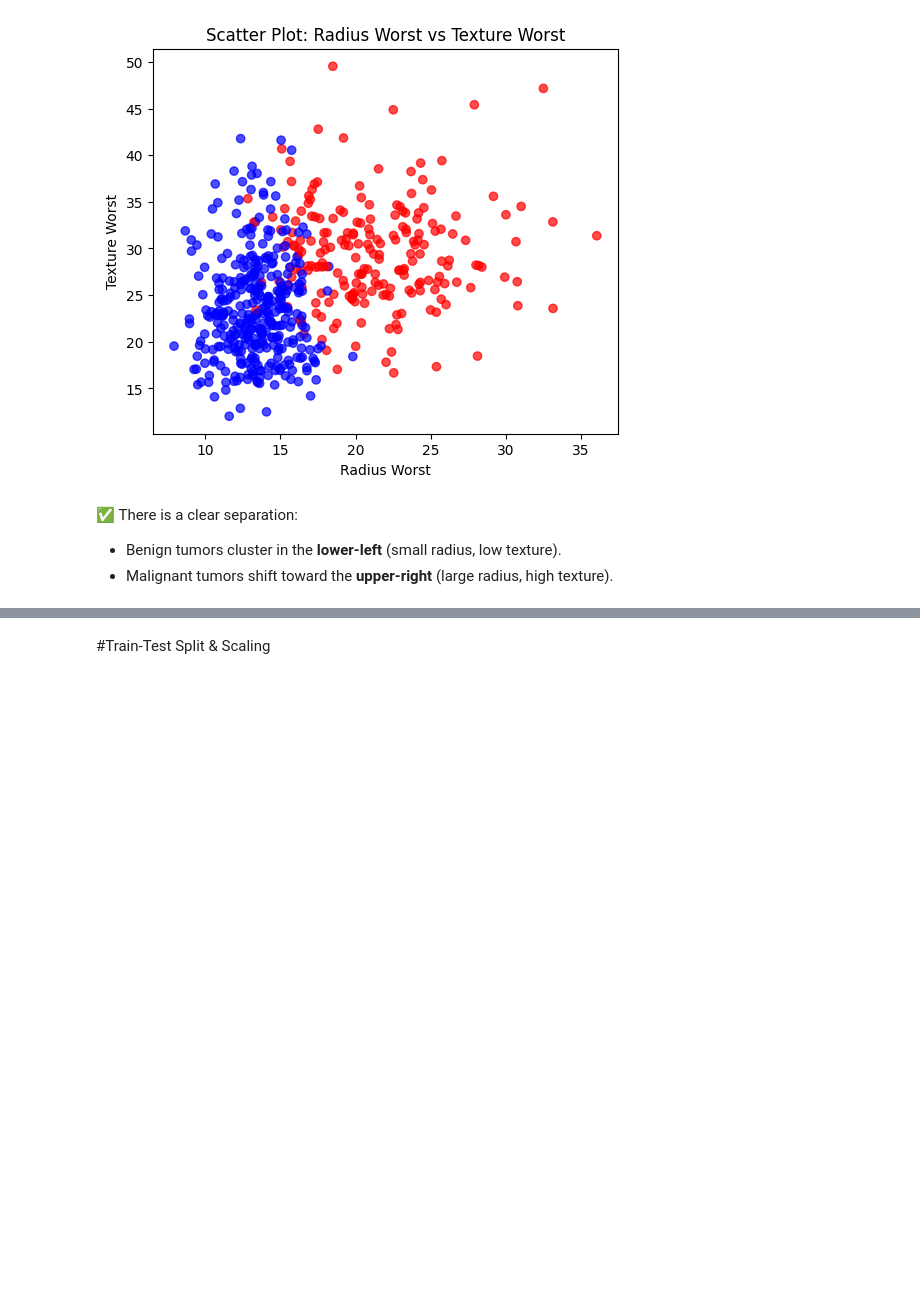
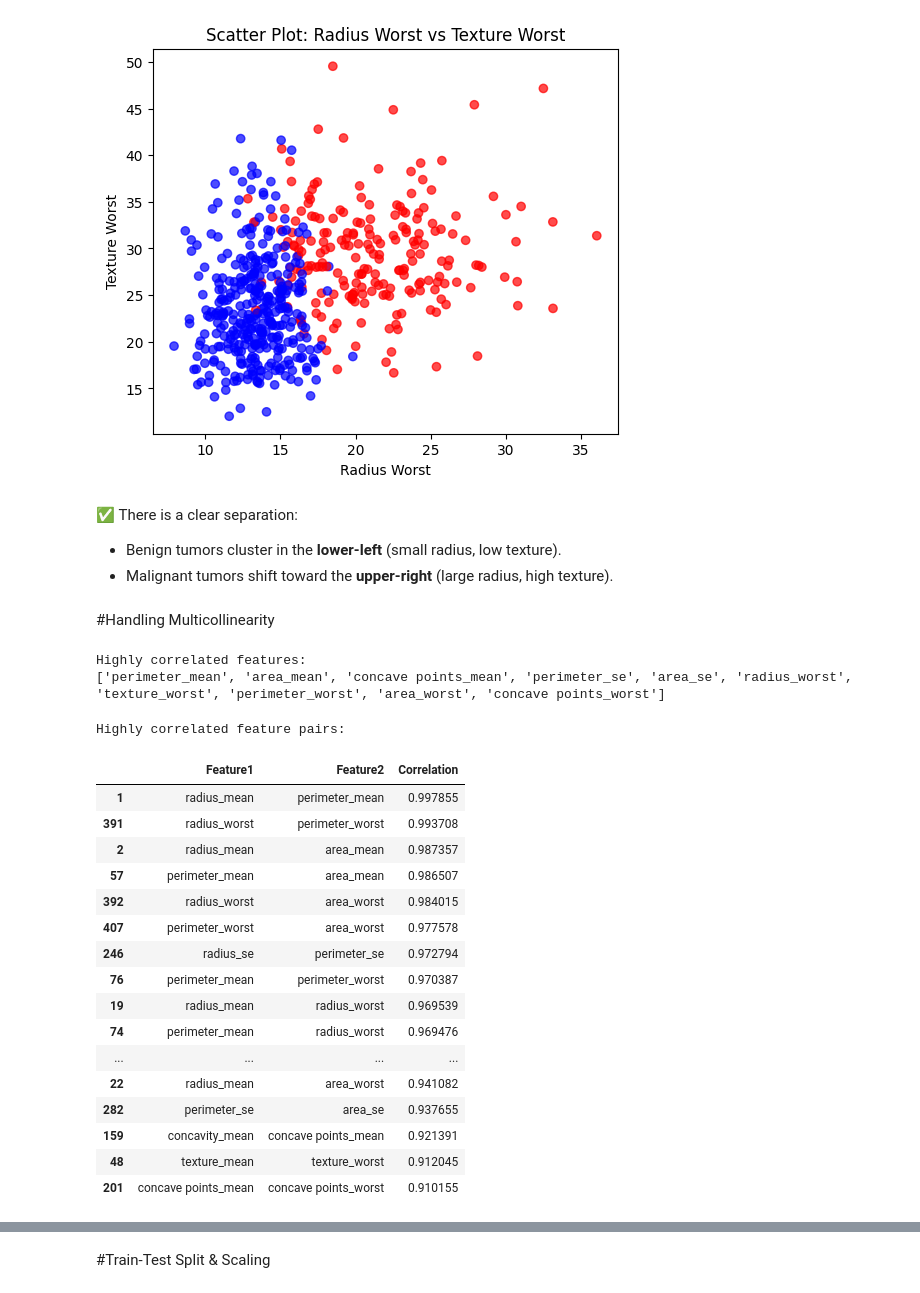
Before and after one commit to debjyotistat07/Breast-Cancer-Prediction-Using-Classificarion, a Jupyter notebook: Breast_Cancer_Prediction_using_Classificationediction.ipynb, the cells around one changed output, grey strips where cells are left out. Drawn from its saved outputs; the diff is of its cells as text; code cells hidden in the pictures; blank space fills up the shorter version.

```diff
--- a/Breast_Cancer_Prediction_using_Classificationediction.ipynb
+++ b/Breast_Cancer_Prediction_using_Classificationediction.ipynb
@@ -177,3 +177,54 @@ plt.show()
 ✅ There is a clear separation:
 - Benign tumors cluster in the **lower-left** (small radius, low texture).
 - Malignant tumors shift toward the **upper-right** (large radius, high texture).
+# %% [markdown]
+#Handling Multicollinearity
+# %%
+import numpy as np
+
+# Select upper triangle of correlation matrix
+upper_tri = corr.where(
+    np.triu(np.ones(corr.shape), k=1).astype(bool)
+)
+
+# Find features with correlation greater than threshold
+threshold = 0.9
+high_corr = [column for column in upper_tri.columns if any(upper_tri[column] > threshold)]
+
+print("Highly correlated features:")
+print(high_corr)
+# %% [output]
+Highly correlated features:
+['perimeter_mean', 'area_mean', 'concave points_mean', 'perimeter_se', 'area_se', 'radius_worst', 'texture_worst', 'perimeter_worst', 'area_worst', 'concave points_worst']
+# %%
+# Extract all highly correlated feature pairs
+high_corr_pairs = (
+    upper_tri.stack()
+    .reset_index()
+    .rename(columns={"level_0": "Feature1", "level_1": "Feature2", 0: "Correlation"})
+)
+
+# Filter only strong correlations
+high_corr_pairs = high_corr_pairs[high_corr_pairs["Correlation"] > threshold]
+
+print("Highly correlated feature pairs:")
+display(high_corr_pairs.sort_values(by="Correlation", ascending=False))
+# %% [output]
+Highly correlated feature pairs:
+|  | Feature1 | Feature2 | Correlation |
+| 1 | radius_mean | perimeter_mean | 0.997855 |
+| 391 | radius_worst | perimeter_worst | 0.993708 |
+| 2 | radius_mean | area_mean | 0.987357 |
+| 57 | perimeter_mean | area_mean | 0.986507 |
+| 392 | radius_worst | area_worst | 0.984015 |
+| 407 | perimeter_worst | area_worst | 0.977578 |
+| 246 | radius_se | perimeter_se | 0.972794 |
+| 76 | perimeter_mean | perimeter_worst | 0.970387 |
+| 19 | radius_mean | radius_worst | 0.969539 |
+| 74 | perimeter_mean | radius_worst | 0.969476 |
+| ... | ... | ... | ... |
+| 22 | radius_mean | area_worst | 0.941082 |
+| 282 | perimeter_se | area_se | 0.937655 |
+| 159 | concavity_mean | concave points_mean | 0.921391 |
+| 48 | texture_mean | texture_worst | 0.912045 |
+| 201 | concave points_mean | concave points_worst | 0.910155 |
```
Also changed, not shown: parts of 13 cells of this notebook.
